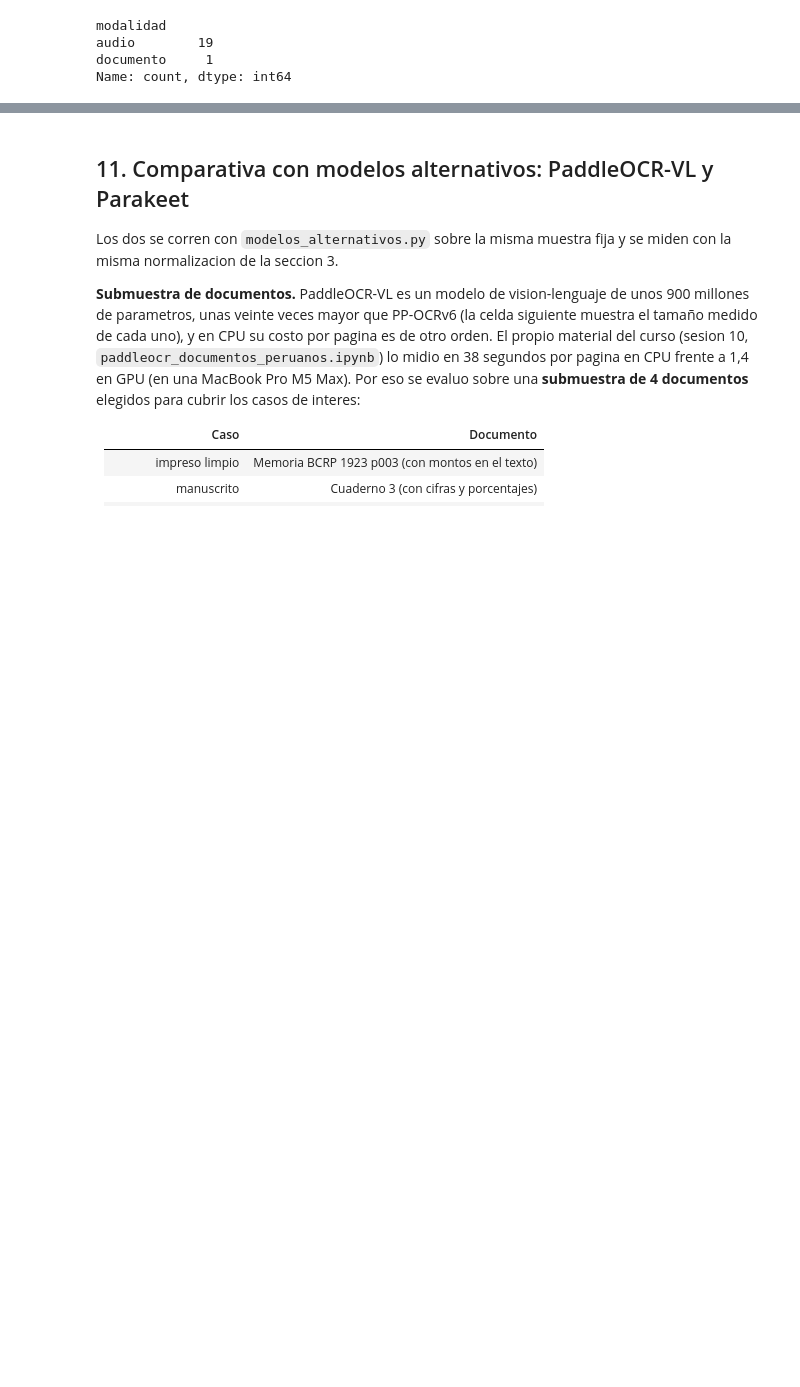
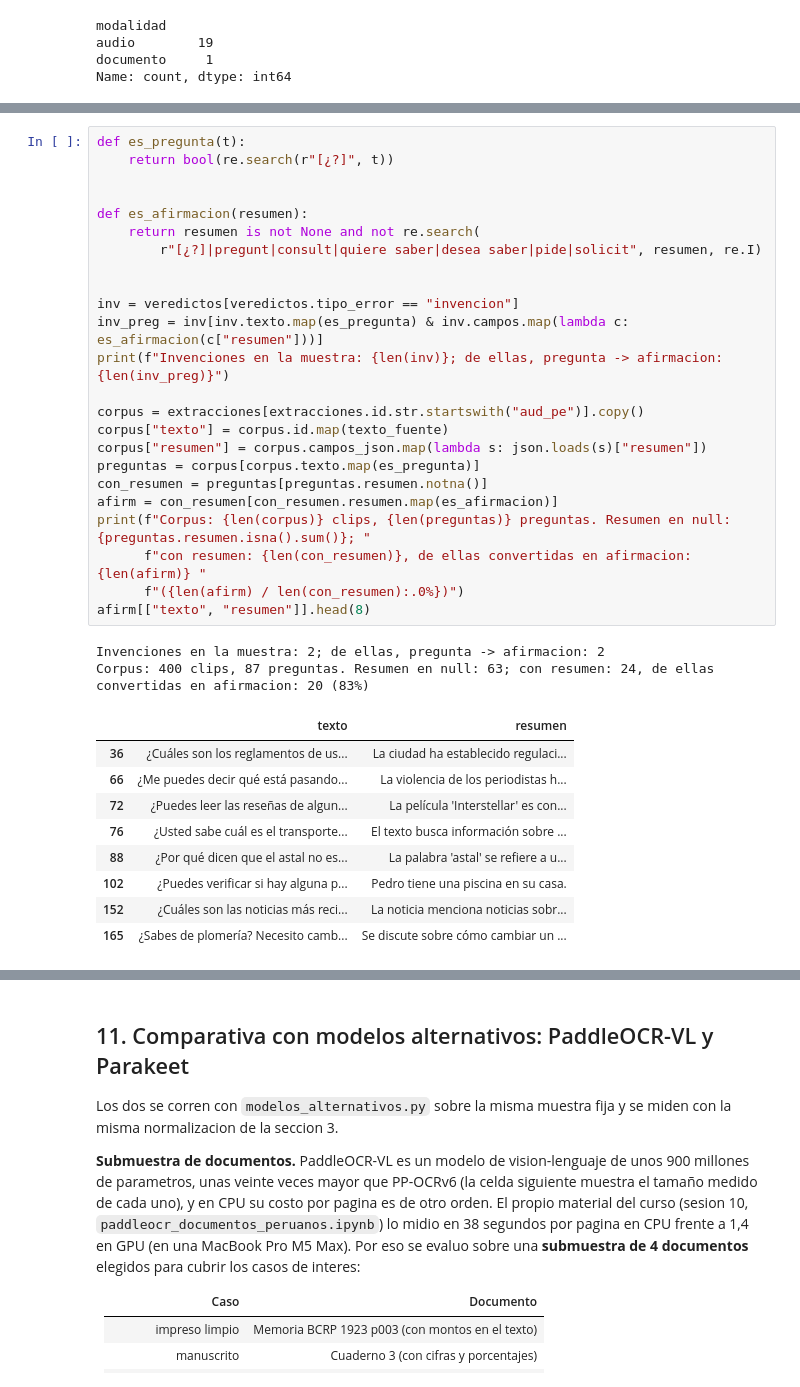
Before and after one commit to gabriela-pozo/Cursos, a Jupyter notebook: tarea_2/02_evaluacion.ipynb, the cells around one changed output, grey strips where cells are left out. Cells and saved outputs as stored; diff of their text form; blank space fills up the shorter version.

```diff
--- a/tarea_2/02_evaluacion.ipynb
+++ b/tarea_2/02_evaluacion.ipynb
@@ -831,0 +926,36 @@ Name: count, dtype: int64
+# %%
+def es_pregunta(t):
+    return bool(re.search(r"[¿?]", t))
+
+
+def es_afirmacion(resumen):
+    return resumen is not None and not re.search(
+        r"[¿?]|pregunt|consult|quiere saber|desea saber|pide|solicit", resumen, re.I)
+
+
+inv = veredictos[veredictos.tipo_error == "invencion"]
+inv_preg = inv[inv.texto.map(es_pregunta) & inv.campos.map(lambda c: es_afirmacion(c["resumen"]))]
+print(f"Invenciones en la muestra: {len(inv)}; de ellas, pregunta -> afirmacion: {len(inv_preg)}")
+
+corpus = extracciones[extracciones.id.str.startswith("aud_pe")].copy()
+corpus["texto"] = corpus.id.map(texto_fuente)
+corpus["resumen"] = corpus.campos_json.map(lambda s: json.loads(s)["resumen"])
+preguntas = corpus[corpus.texto.map(es_pregunta)]
+con_resumen = preguntas[preguntas.resumen.notna()]
+afirm = con_resumen[con_resumen.resumen.map(es_afirmacion)]
+print(f"Corpus: {len(corpus)} clips, {len(preguntas)} preguntas. Resumen en null: {preguntas.resumen.isna().sum()}; "
+      f"con resumen: {len(con_resumen)}, de ellas convertidas en afirmacion: {len(afirm)} "
+      f"({len(afirm) / len(con_resumen):.0%})")
+afirm[["texto", "resumen"]].head(8)
+# %% [output]
+Invenciones en la muestra: 2; de ellas, pregunta -> afirmacion: 2
+Corpus: 400 clips, 87 preguntas. Resumen en null: 63; con resumen: 24, de ellas convertidas en afirmacion: 20 (83%)
+|  | texto | resumen |
+| 36 | ¿Cuáles son los reglamentos de us... | La ciudad ha establecido regulaci... |
+| 66 | ¿Me puedes decir qué está pasando... | La violencia de los periodistas h... |
+| 72 | ¿Puedes leer las reseñas de algun... | La película 'Interstellar' es con... |
+| 76 | ¿Usted sabe cuál es el transporte... | El texto busca información sobre ... |
+| 88 | ¿Por qué dicen que el astal no es... | La palabra 'astal' se refiere a u... |
+| 102 | ¿Puedes verificar si hay alguna p... | Pedro tiene una piscina en su casa. |
+| 152 | ¿Cuáles son las noticias más reci... | La noticia menciona noticias sobr... |
+| 165 | ¿Sabes de plomería? Necesito camb... | Se discute sobre cómo cambiar un ... |
```
Also changed, not shown: parts of 11 cells of this notebook, 2 other files.
